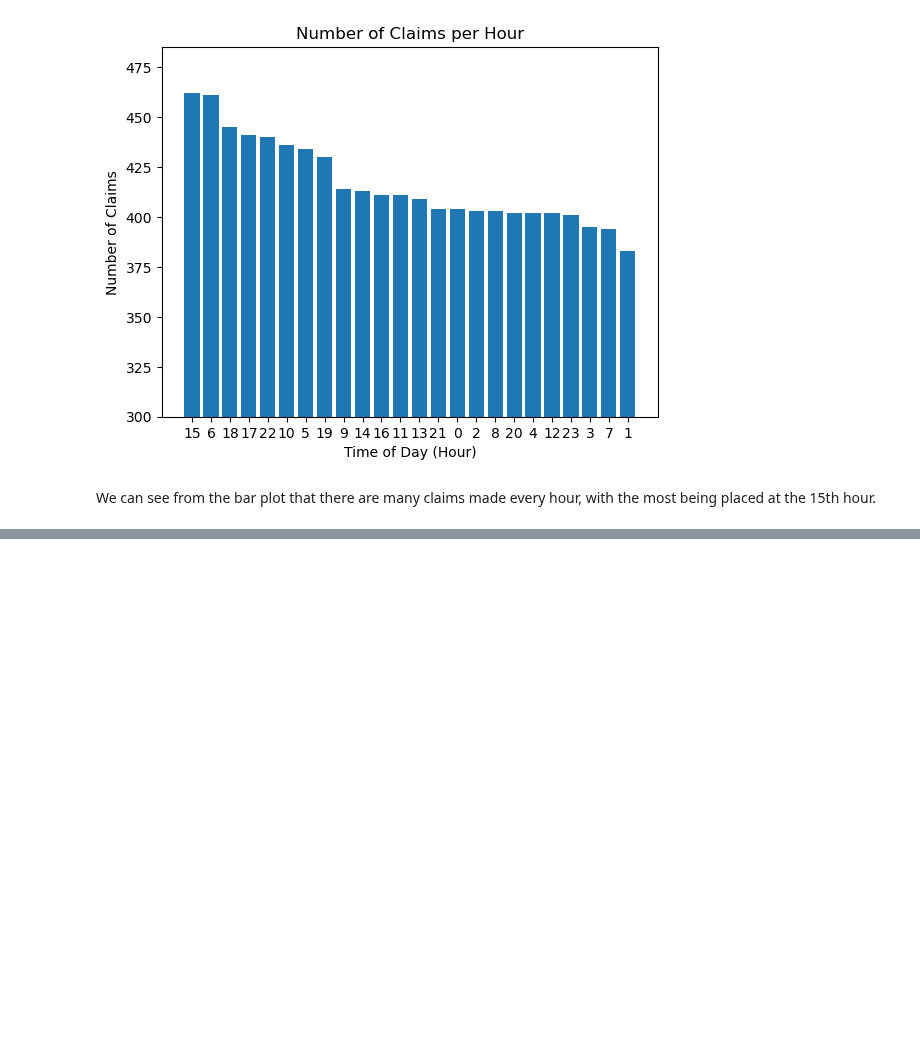
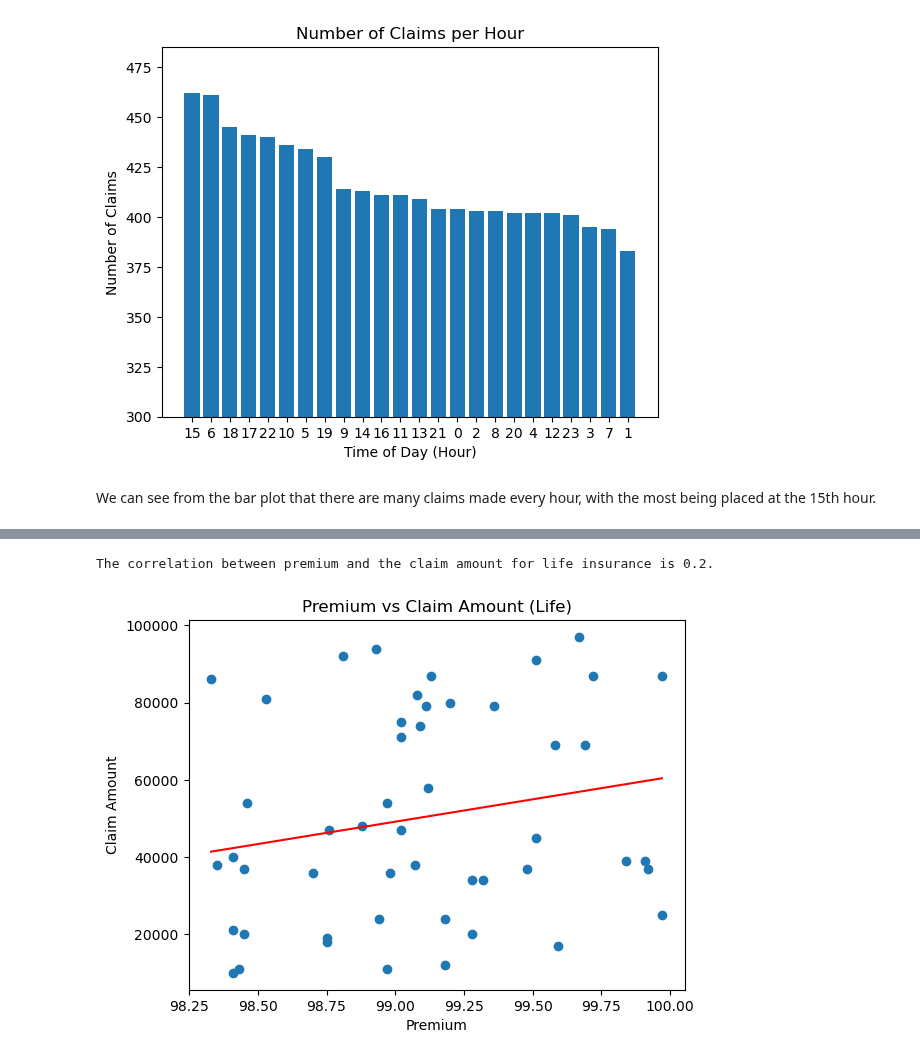
Before and after one commit to JustinS25/Insurance-Claim-Detection, a Jupyter notebook: Code/insurance_claim_valuecounts.ipynb, the cells around one changed output, grey strips where cells are left out. Saved outputs shown, nothing was run; the diff lists cells and outputs as text; code cells hidden in the pictures; blank space fills up the shorter version.

```diff
--- a/Code/insurance_claim_valuecounts.ipynb
+++ b/Code/insurance_claim_valuecounts.ipynb
@@ -421,0 +533,17 @@ We can see from the bar plot that there are many claims made every hour, with th
+# %%
+correlation = st.pearsonr(premium,claim)
+
+(slope, intercept, rvalue, pvalue, stderr) = st.linregress(premium,claim)
+regress_values = premium * slope + intercept
+line_eq = "y = " + str(round(slope,2)) + "x + " + str(round(intercept,2))
+plt.scatter(premium,claim)
+plt.plot(premium, regress_values, "r-")
+plt.title('Premium vs Claim Amount (Life)')
+plt.xlabel('Premium')
+plt.ylabel('Claim Amount')
+plt.savefig('CSV Files/LifeInsPlot.png')
+print(f"The correlation between premium and the claim amount for life insurance is {round(correlation[0],2)}.")
+plt.show()
+# %% [output]
+The correlation between premium and the claim amount for life insurance is 0.2.
+[figure, added]
```
Also changed, not shown: parts of 9 cells of this notebook, 4 other files.
